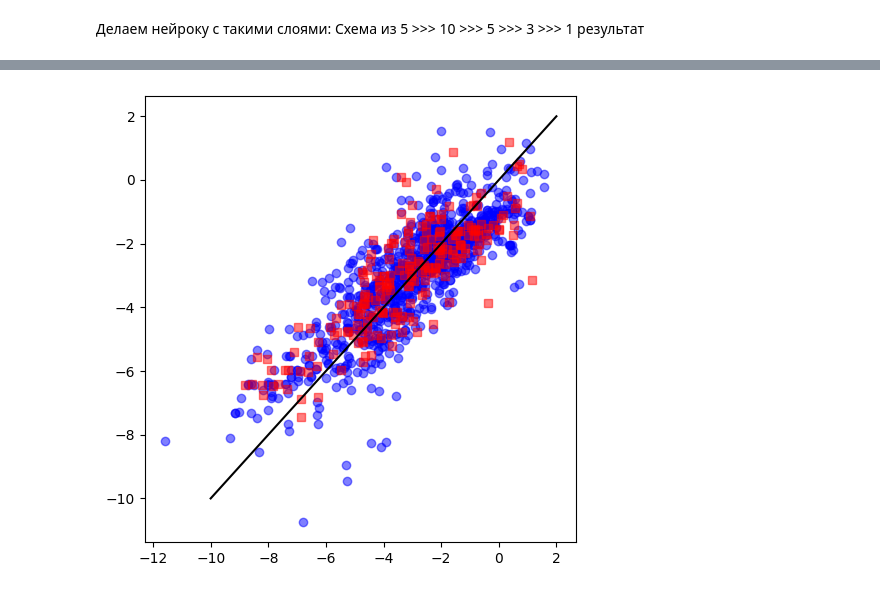
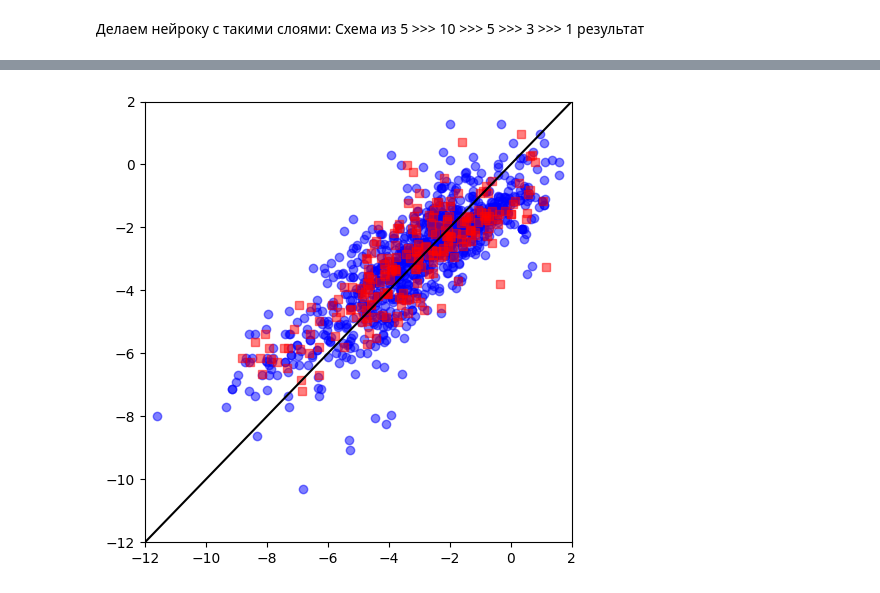
Before and after one commit to HiporeZ/work, a Jupyter notebook: chemfuck/нейронные сети.ipynb, the cells around one changed output, grey strips where cells are left out. Saved outputs shown, nothing was run; the diff lists cells and outputs as text; code cells hidden in the pictures.

```diff
--- a/chemfuck/нейронные сети.ipynb
+++ b/chemfuck/нейронные сети.ipynb
@@ -150,7 +150,10 @@ fig, ax = plt.subplots(figsize=(5,5))
 ax.plot(y_train, nn1.predict(x_train), 'bo', alpha=0.5)
 ax.plot(y_test, y_pred, 'rs', alpha=0.5)
 
-ax.plot([-10,2], [-10,2], 'k-')
+ax.plot([-12,2], [-12,2], 'k-')
+
+ax.set_xlim((-12,2))
+ax.set_ylim((-12,2))
 
 plt.tight_layout()
 plt.show()
@@ -159 +162 @@ plt.show()
-[figure, old version]
+[figure, new version]
```
Also changed, not shown: parts of 29 cells of this notebook, 1 other file.
